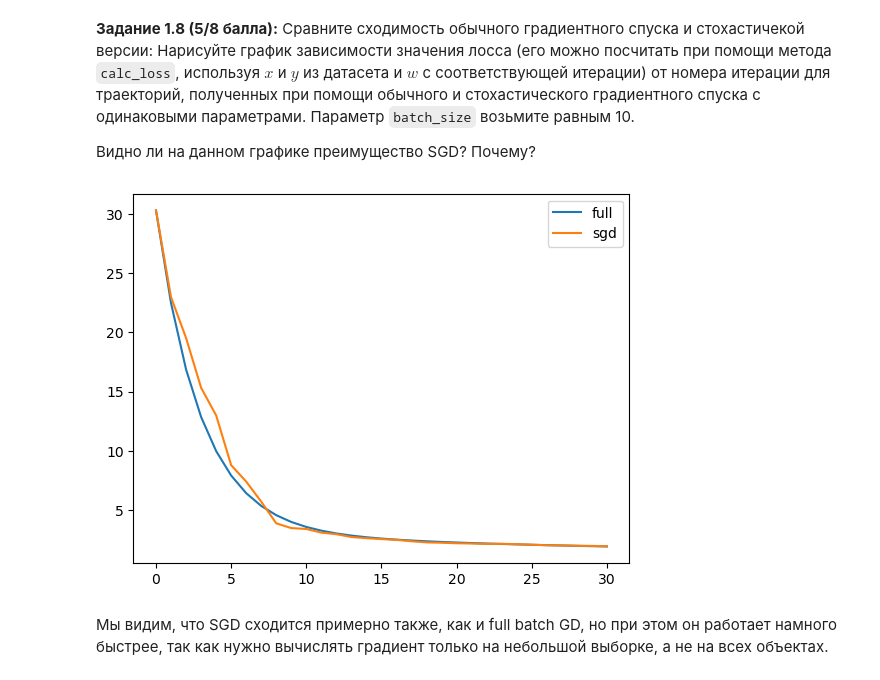
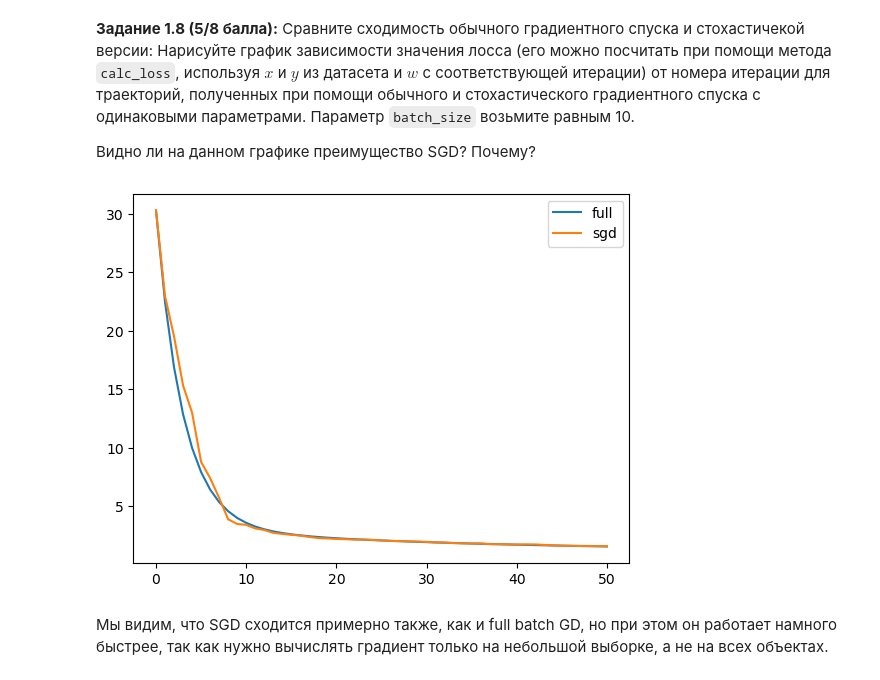
Before and after one commit to OkoksNeDam/iad-intro-ds-hw, a Jupyter notebook: hw_05_grad/hw_05_gd.ipynb, the cells around one changed output. Saved outputs shown, nothing was run; the diff lists cells and outputs as text; code cells hidden in the pictures.

```diff
--- a/hw_05_grad/hw_05_gd.ipynb
+++ b/hw_05_grad/hw_05_gd.ipynb
@@ -339,9 +339,7 @@ def stochastic_gradient_descent(
     w_old = w_init
     for i in range(n_iterations):
         batch_indices = np.random.choice(X.shape[0], size=batch_size, replace=False)
-        X_new = X[batch_indices]
-        y_new = y[batch_indices]
-        w_new = w_old - lr * loss.calc_grad(X_new, y_new, w_old)
+        w_new = w_old - lr * loss.calc_grad(X[batch_indices], y[batch_indices], w_old)
         history += [w_new]
         w_old = w_new
 
@@ -457,9 +455,7 @@ def stochastic_gradient_descent_scheduler(
     new_lr = lr
     for i in range(1, n_iterations):
         batch_indices = np.random.choice(X.shape[0], size=batch_size, replace=False)
-        X_new = X[batch_indices]
-        y_new = y[batch_indices]
-        w_new = w_old - new_lr * loss.calc_grad(X_new, y_new, w_old)
+        w_new = w_old - new_lr * loss.calc_grad(X[batch_indices], y[batch_indices], w_old)
         history += [w_new]
         w_old = w_new
         new_lr = lr * (s_0 / (s_0 + i)) ** p
@@ -504,35 +504,34 @@ for p in p_list:
 # %%
 batch_size = 10
 lr = 0.001
-n_iterations = 30
-p = 0
+n_iterations = 50
 loss = MSELoss()
 
 w_list_fullbatch = gradient_descent(w_init=w_init,
                               X=X,
                               y=y,
                               loss=loss,
                               lr=lr,
                               n_iterations=n_iterations)
 
 w_list_sgd = stochastic_gradient_descent(w_init=w_init,
                                          X=X,
                                          y=y,
                                          loss=loss,
                                          lr=lr,
                                          batch_size=batch_size,
                                          n_iterations=n_iterations,
                                          random_state=RANDOM_SEED)
 
 fullbatch_loss_list = list(map(lambda w: loss.calc_loss(X, y, w), w_list_fullbatch))
 sgd_loss_list = list(map(lambda w: loss.calc_loss(X, y, w), w_list_sgd))
 
 plt.plot(fullbatch_loss_list, label='full')
 plt.plot(sgd_loss_list, label='sgd')
 plt.legend()
 plt.plot();
 # %% [output]
-[figure, old version]
+[figure, new version]
 # %% [markdown]
 Мы видим, что SGD сходится примерно также, как и full batch GD, но при этом он работает намного быстрее, так как нужно вычислять градиент только на небольшой выборке, а не на всех объектах.
 # %% [markdown]
```
Also changed, not shown: parts of 46 cells of this notebook.
